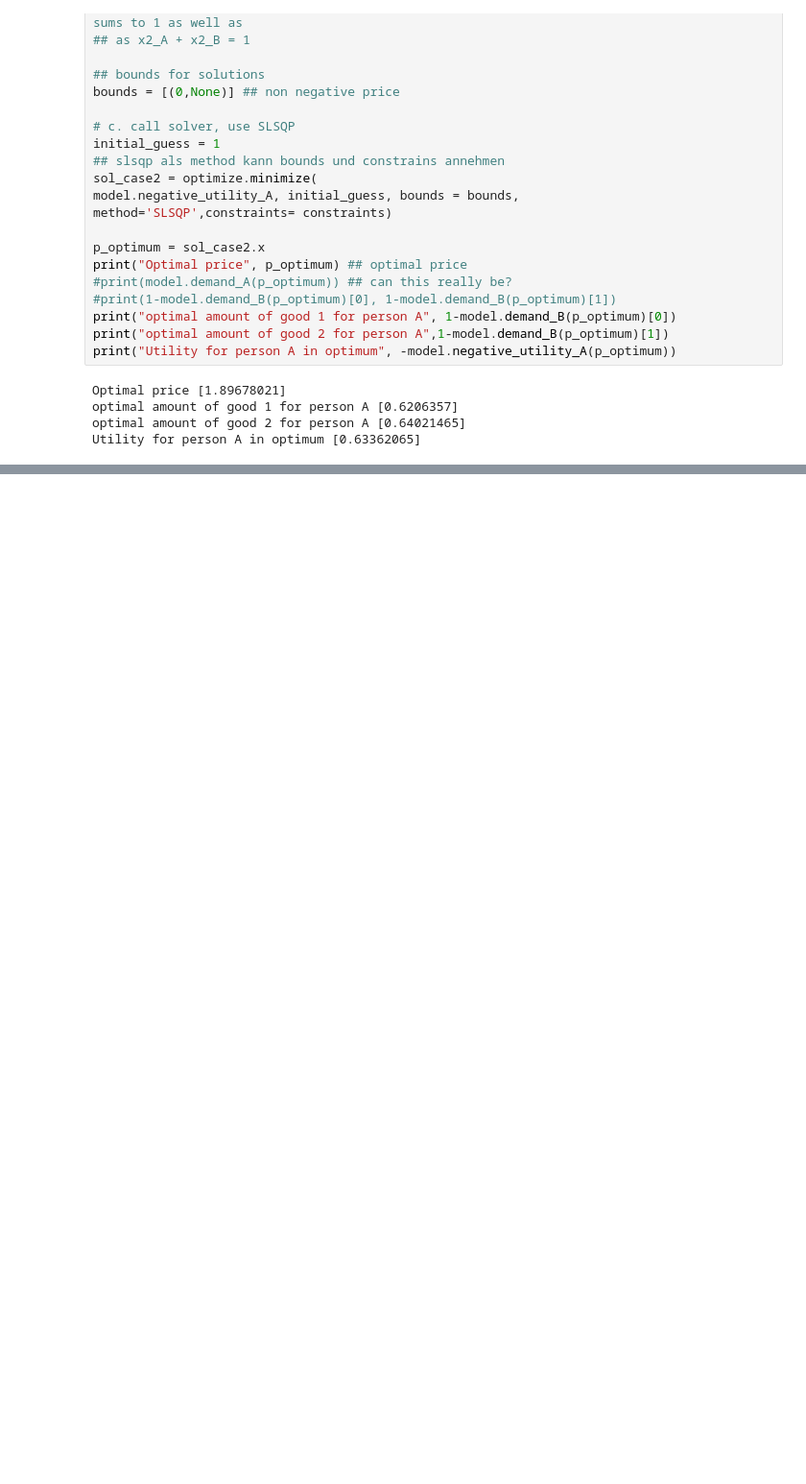
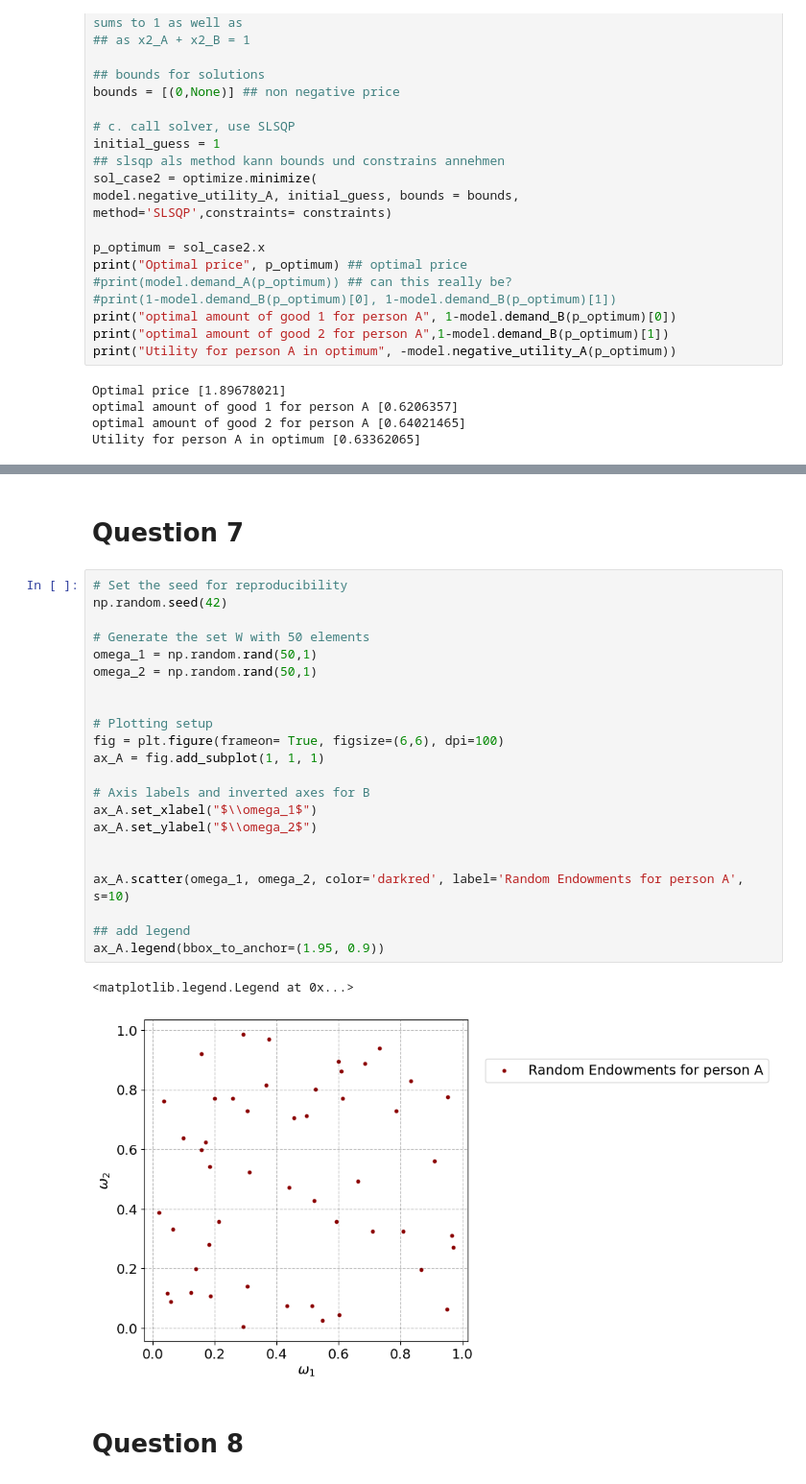
Before and after one commit to NumEconCopenhagen/projects-2024-darja-eloise-christian, a Jupyter notebook: inauguralproject/DEC_inauguralproject.ipynb, the cells around one changed output, grey strips where cells are left out. Shown at 96% size. Saved outputs shown, nothing was run; the diff lists cells and outputs as text; blank space fills up the shorter version.

```diff
--- a/inauguralproject/DEC_inauguralproject.ipynb
+++ b/inauguralproject/DEC_inauguralproject.ipynb
@@ -296,0 +485,29 @@ Utility for person A in optimum [0.63362065]
+# %% [markdown]
+# Question 7
+# %%
+# Set the seed for reproducibility
+np.random.seed(42)
+
+# Generate the set W with 50 elements
+omega_1 = np.random.rand(50,1)
+omega_2 = np.random.rand(50,1)
+
+
+# Plotting setup
+fig = plt.figure(frameon= True, figsize=(6,6), dpi=100)
+ax_A = fig.add_subplot(1, 1, 1)
+
+# Axis labels and inverted axes for B
+ax_A.set_xlabel("$\\omega_1$")
+ax_A.set_ylabel("$\\omega_2$")
+
+
+ax_A.scatter(omega_1, omega_2, color='darkred', label='Random Endowments for person A', s=10)
+
+## add legend
+ax_A.legend(bbox_to_anchor=(1.95, 0.9))
+# %% [output]
+<matplotlib.legend.Legend at 0x...>
+[figure, added]
+# %% [markdown]
+# Question 8
```
Also changed, not shown: parts of 17 cells of this notebook.
